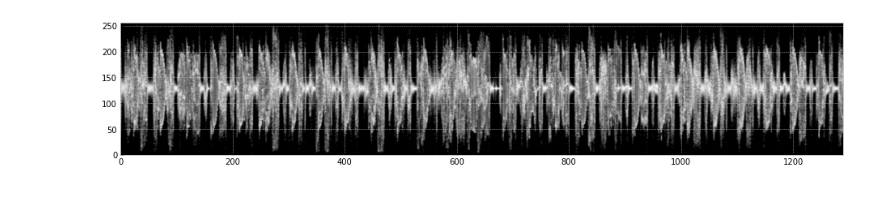
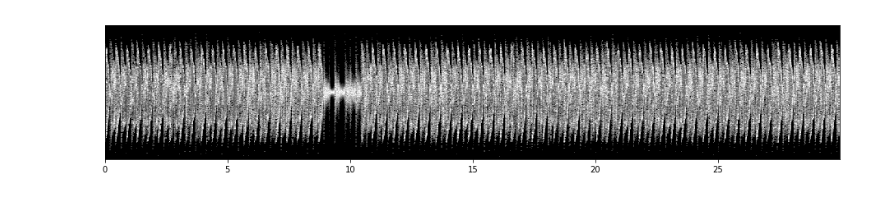
Before and after one commit to marssaxman/musictoys, a Jupyter notebook: notebooks/colorized-waveform.ipynb, the cells around one changed output. Saved outputs shown, nothing was run; the diff lists cells and outputs as text; code cells hidden in the pictures.

```diff
--- a/notebooks/colorized-waveform.ipynb
+++ b/notebooks/colorized-waveform.ipynb
@@ -14,10 +0,0 @@ import musictoys.analysis
-# %%
-# Configurations cannot occur in the same cell as the %matplotlib magic.
-# All those configs just get ignored.
-plt.style.use('bmh')
-plt.rc('figure', figsize=(16,3))
-plt.rc('image', aspect='auto', interpolation='bicubic')
-def plotgram(matrix, cmap='gray'):
-    plt.imshow(matrix.T, cmap=cmap)
-    plt.gca().invert_yaxis()
-    plt.show()
@@ -24,26 +8,27 @@ def plotgram(matrix, cmap='gray'):
 # %%
-#filedata, filerate = musictoys.audiofile.read("audio_files/kronfeld-dreamatic.wav")
+filedata, filerate = musictoys.audiofile.read("audio_files/kronfeld-dreamatic.wav")
 #filedata, filerate = musictoys.audiofile.read("audio_files/jfb-back_home.wav")
-filedata, filerate = musictoys.audiofile.read("audio_files/liberty_chaps-get_up_get_down.wav")
+#filedata, filerate = musictoys.audiofile.read("audio_files/liberty_chaps-get_up_get_down.wav")
 samples, samplerate = musictoys.analysis.normalize(filedata, filerate)
 # %%
 frame_size = 1024
 step_size = frame_size / 2
+step_rate = samplerate / step_size
 num_frames = int((len(samples) - frame_size + 1) / step_size)
 graph_height = 256
 gridx, gridy = np.mgrid[0:num_frames, 0:graph_height]
 # %%
 mag2d = np.zeros((num_frames, graph_height))
 for i in range(num_frames):
     clip = samples[i*step_size:i*step_size+frame_size]
     hist, bin_edges = np.histogram(clip, bins=graph_height, range=(-1,1))
     mag2d[i] = hist / np.float(hist.max())
 # normalize each frame's samples: divide by its max value
 # take sqrt to represent power with brightness
 power2d = np.sqrt(mag2d)
-plotgram(power2d)
+plot.gram(power2d, x=step_rate)
 # %% [output]
-[figure, old version]
+[figure, new version]
 # %%
 hann = np.hanning(frame_size)
 
```
Also changed, not shown: parts of 15 cells of this notebook.
